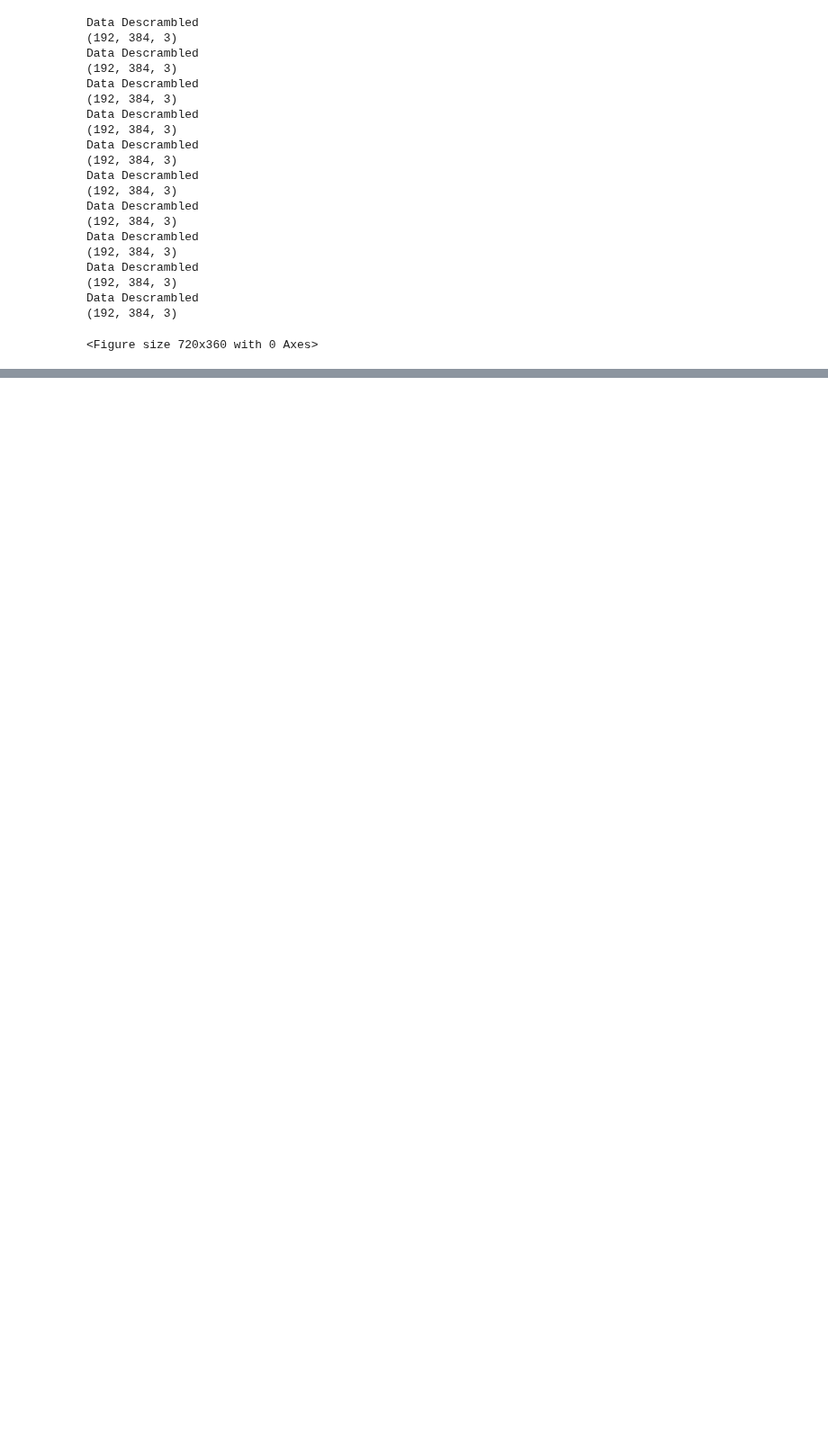
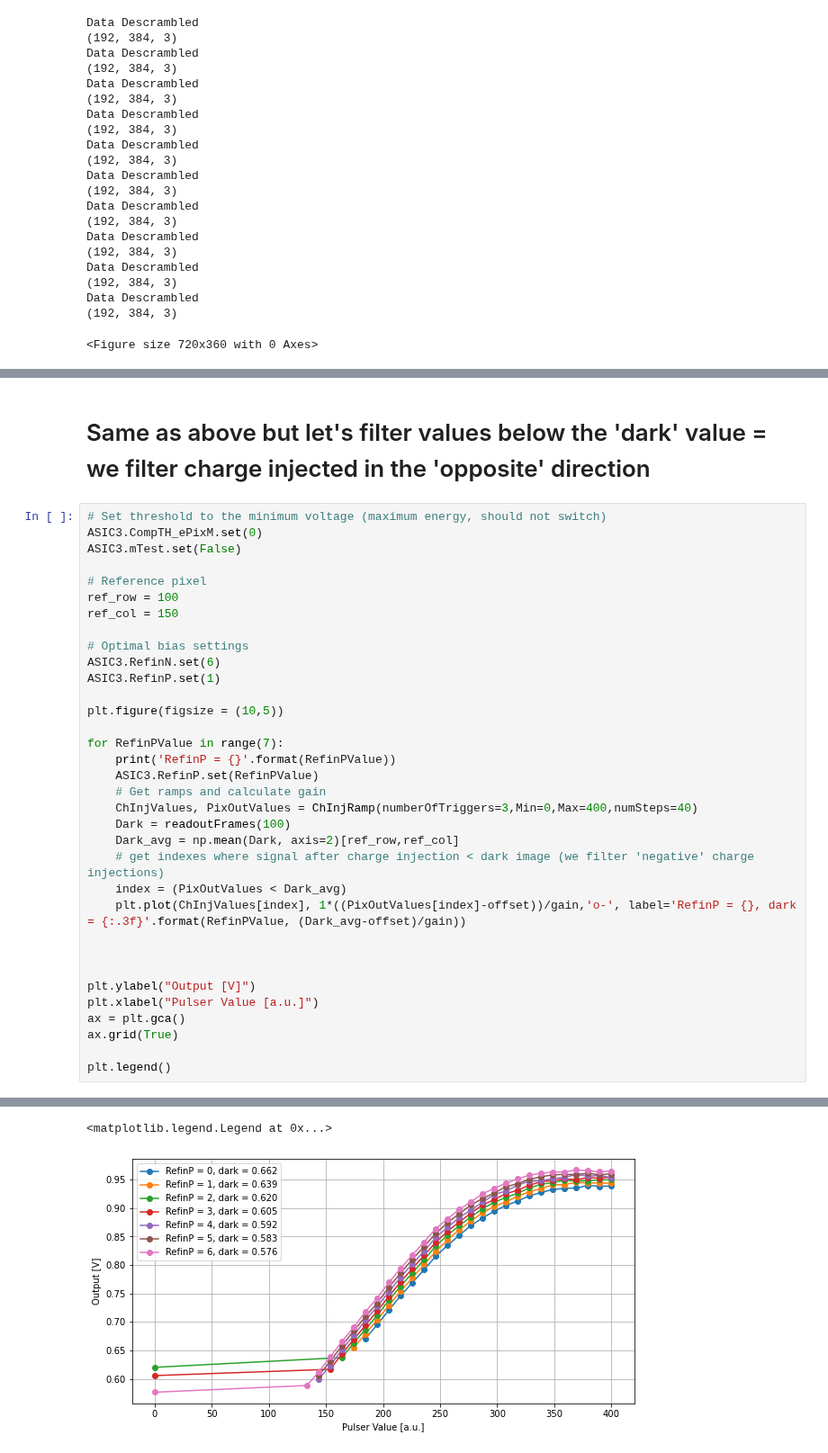
Before and after one commit to slaclab/epix-hr-m-320k, a Jupyter notebook: software/notebook/ADCSlopeAndPixelRamp.ipynb, the cells around one changed output, grey strips where cells are left out. Shown at 90% size. Drawn from its saved outputs; the diff is of its cells as text; blank space fills up the shorter version.

```diff
--- a/software/notebook/ADCSlopeAndPixelRamp.ipynb
+++ b/software/notebook/ADCSlopeAndPixelRamp.ipynb
@@ -436,0 +490,37 @@ Data Descrambled
+# %% [markdown]
+# Same as above but let's filter values below the 'dark' value = we filter charge injected in the 'opposite' direction
+# %%
+# Set threshold to the minimum voltage (maximum energy, should not switch)
+ASIC3.CompTH_ePixM.set(0)
+ASIC3.mTest.set(False)
+
+# Reference pixel
+ref_row = 100
+ref_col = 150
+
+# Optimal bias settings
+ASIC3.RefinN.set(6)
+ASIC3.RefinP.set(1)
+
+plt.figure(figsize = (10,5))
+
+for RefinPValue in range(7):
+    print('RefinP = {}'.format(RefinPValue))
+    ASIC3.RefinP.set(RefinPValue)
+    # Get ramps and calculate gain
+    ChInjValues, PixOutValues = ChInjRamp(numberOfTriggers=3,Min=0,Max=400,numSteps=40)
+    Dark = readoutFrames(100)
+    Dark_avg = np.mean(Dark, axis=2)[ref_row,ref_col]
+    # get indexes where signal after charge injection < dark image (we filter 'negative' charge injections)
+    index = (PixOutValues < Dark_avg)
+    plt.plot(ChInjValues[index], 1*((PixOutValues[index]-offset))/gain,'o-', label='RefinP = {}, dark = {:.3f}'.format(RefinPValue, (Dark_avg-offset)/gain))
+
+
+
+plt.ylabel("Output [V]")
+plt.xlabel("Pulser Value [a.u.]")
+ax = plt.gca()
+ax.grid(True)
+
+plt.legend()
+# %% [output]
@@ -436,0 +544,2 @@ Data Descrambled
+<matplotlib.legend.Legend at 0x...>
+[figure, added]
```
Also changed, not shown: parts of 10 cells of this notebook, 4 other files.
